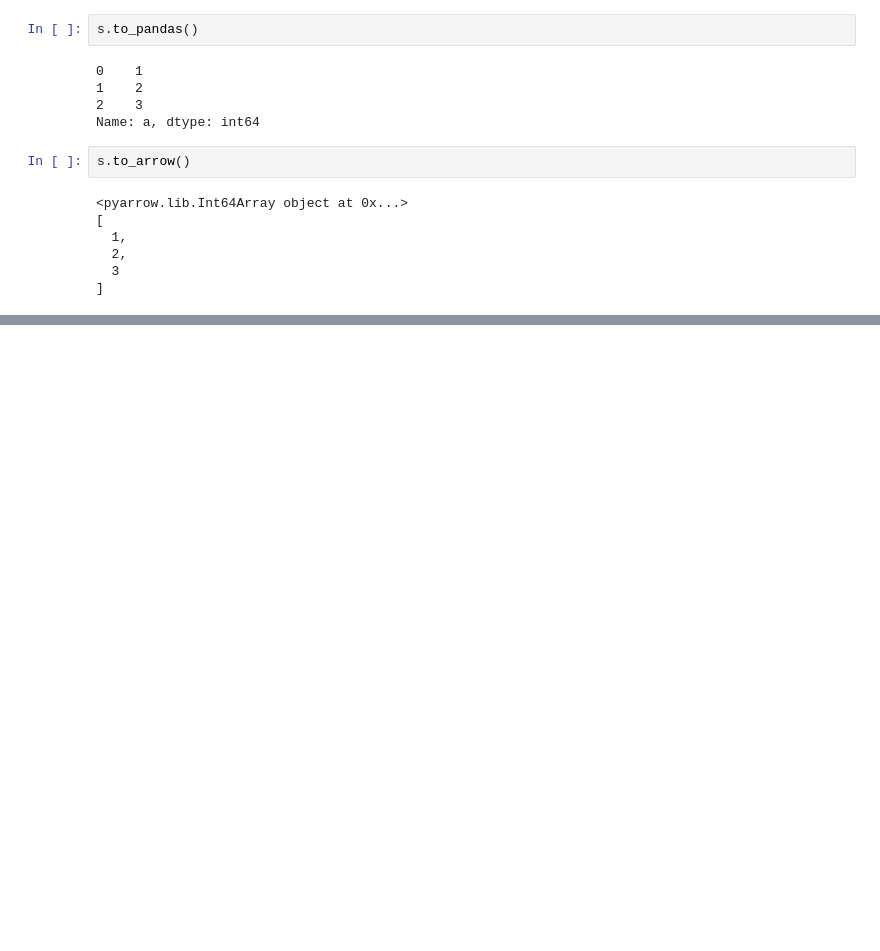
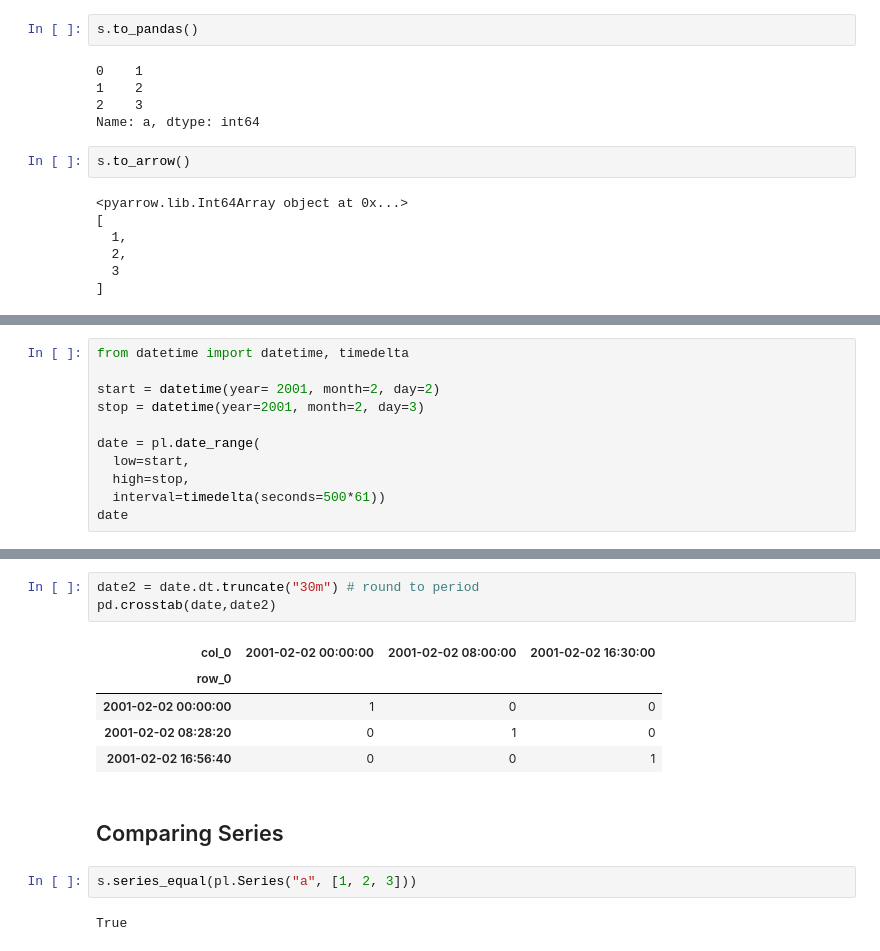
Before and after one commit to johnros/polars_demo, a Jupyter notebook: polars_to_preview.ipynb, the cells around one changed output, grey strips where cells are left out. Cells and saved outputs as stored; diff of their text form; blank space fills up the shorter version.

```diff
--- a/polars_to_preview.ipynb
+++ b/polars_to_preview.ipynb
@@ -1243,0 +1571,11 @@ There are 4 datetime dtypes in polars:
+# %%
+from datetime import datetime, timedelta
+
+start = datetime(year= 2001, month=2, day=2)
+stop = datetime(year=2001, month=2, day=3)
+
+date = pl.date_range(
+  low=start,
+  high=stop,
+  interval=timedelta(seconds=500*61))
+date
@@ -1243,0 +1821,15 @@ There are 4 datetime dtypes in polars:
+# %%
+date2 = date.dt.truncate("30m") # round to period
+pd.crosstab(date,date2)
+# %% [output]
+| col_0 | 2001-02-02 00:00:00 | 2001-02-02 08:00:00 | 2001-02-02 16:30:00 |
+| row_0 |  |  |  |
+| 2001-02-02 00:00:00 | 1 | 0 | 0 |
+| 2001-02-02 08:28:20 | 0 | 1 | 0 |
+| 2001-02-02 16:56:40 | 0 | 0 | 1 |
+# %% [markdown]
+## Comparing Series
+# %%
+s.series_equal(pl.Series("a", [1, 2, 3]))
+# %% [output]
+True
```
Also changed, not shown: parts of 109 cells of this notebook, 1 other file.
